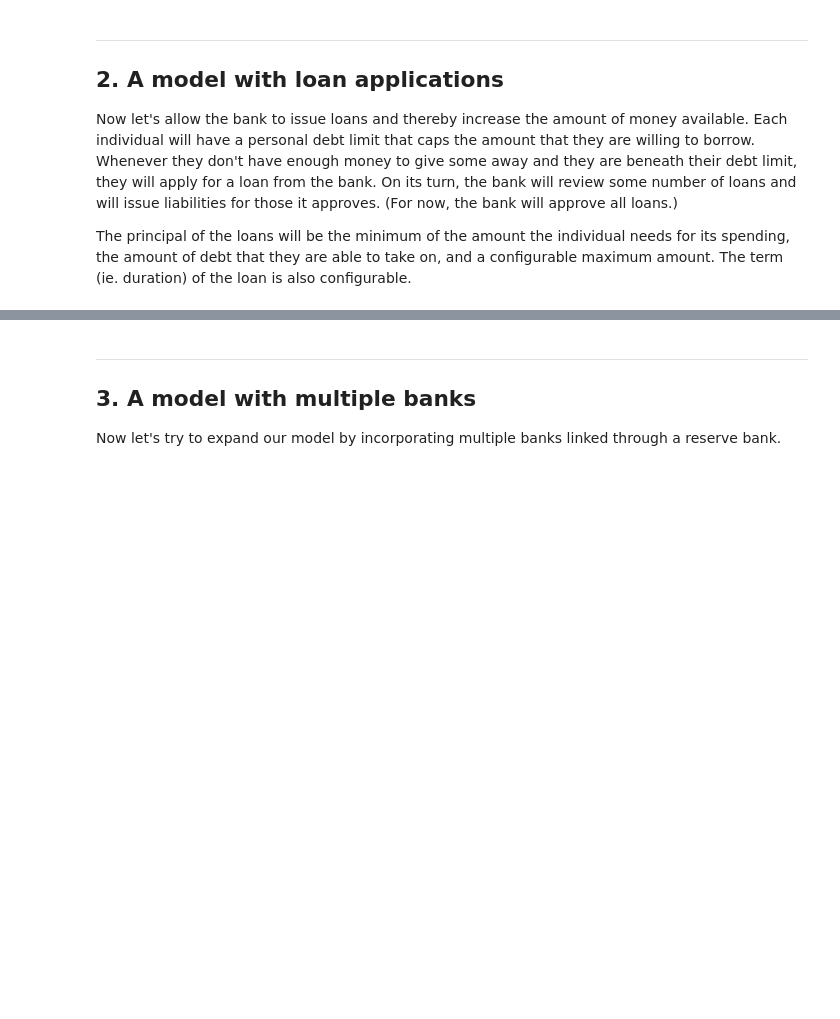
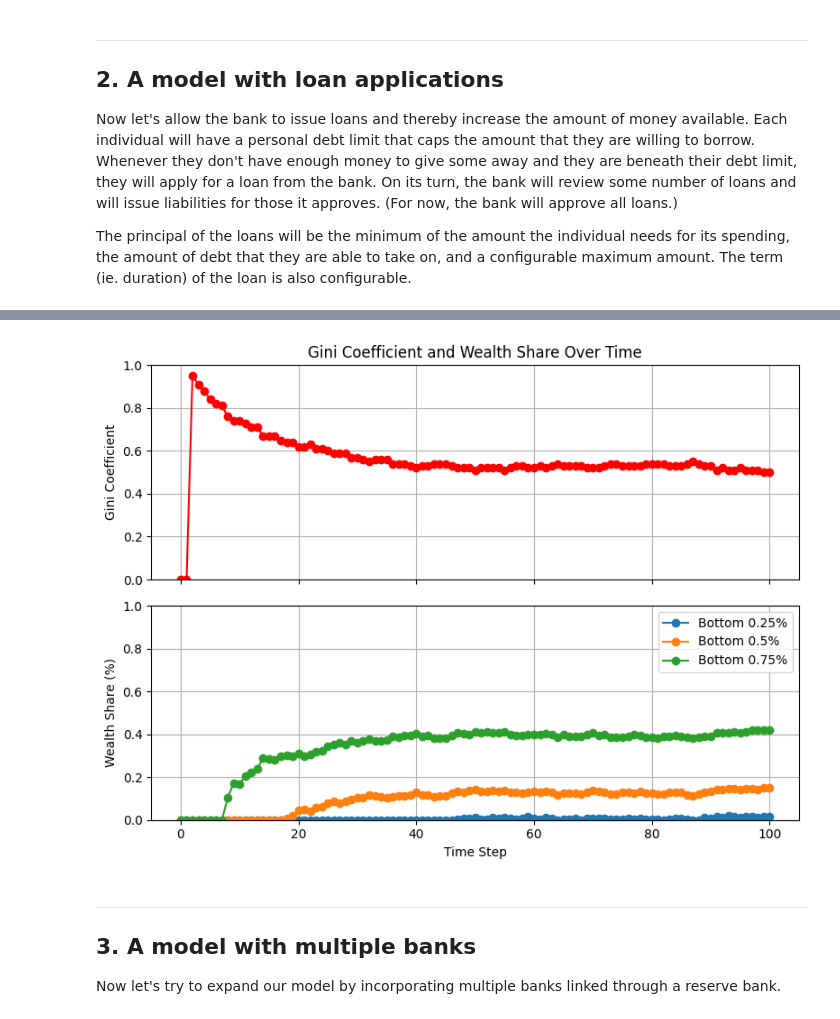
Before and after one commit to fillstaley/econolab, a Jupyter notebook: models/boltzmann-banking/boltzmann-banking.ipynb, the cells around one changed output, grey strips where cells are left out. Cells and saved outputs as stored; diff of their text form; code cells hidden in the pictures; blank space fills up the shorter version.

```diff
--- a/models/boltzmann-banking/boltzmann-banking.ipynb
+++ b/models/boltzmann-banking/boltzmann-banking.ipynb
@@ -101,3 +105,7 @@ plot.individual_wealth_distribution(loans_model)
+# %%
+plot.individual_wealth_inequality(loans_model)
+# %% [output]
+[figure, added]
 # %% [markdown]
 
 ---
```
Also changed, not shown: parts of 8 cells of this notebook, 3 other files.
